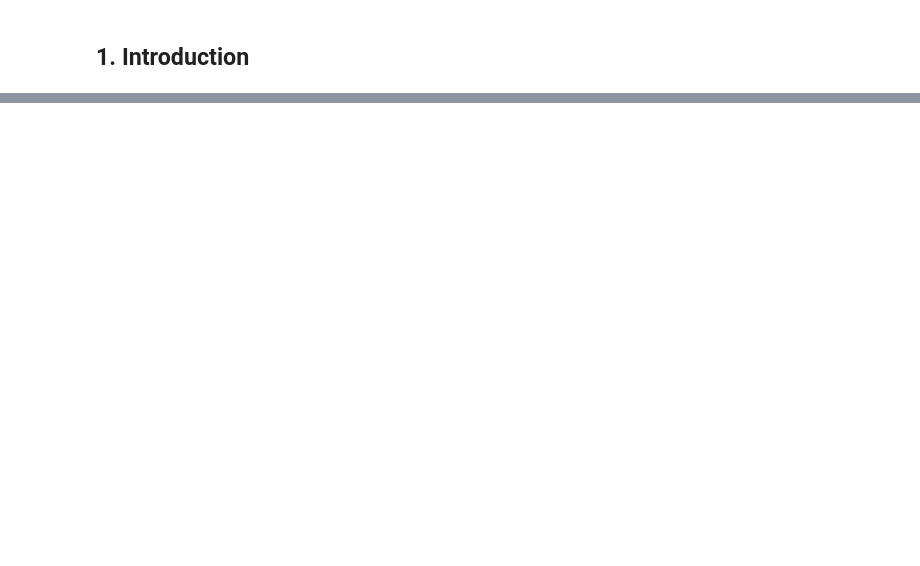
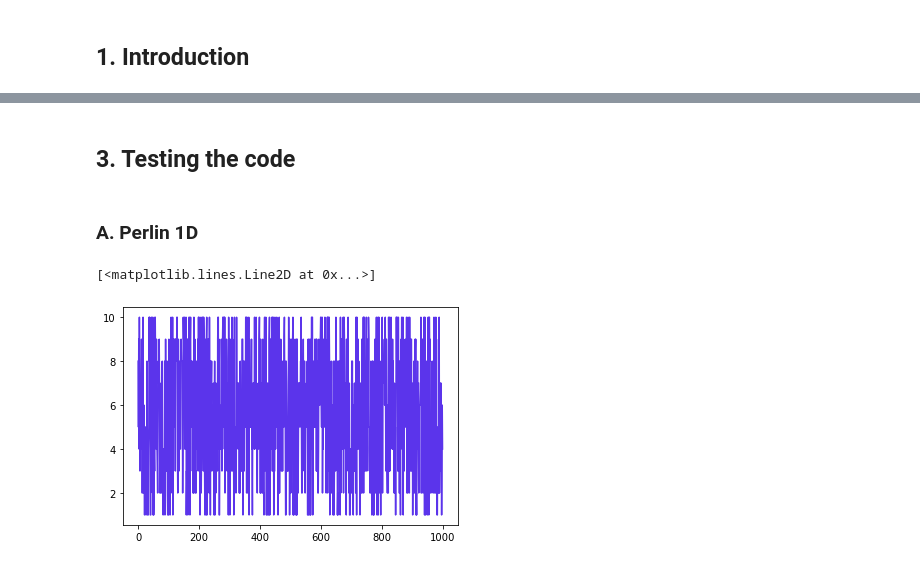
Before and after one commit to faeron8/Perlin-Noise-Research-2022, a Jupyter notebook: Perlin_noise.ipynb, the cells around one changed output, grey strips where cells are left out. Cells and saved outputs as stored; diff of their text form; code cells hidden in the pictures; blank space fills up the shorter version.

```diff
--- a/Perlin_noise.ipynb
+++ b/Perlin_noise.ipynb
@@ -65,11 +49,0 @@ random_generation(256)
-# %%
-# And now we use PerlinNoise to visualize the difference
-
-noise = PerlinNoise(octaves=8, seed=1)
-xpix, ypix = 256, 256
-plot1 = [[noise([i/xpix, j/ypix]) for j in range(xpix)] for i in range(ypix)]
-
-plt.title("Perlin Noise")
-plt.rcParams["figure.figsize"] = (15,8)
-plt.imshow(plot1, cmap='GnBu')
-plt.show()
@@ -93,0 +60,16 @@ plt.show()
+# %% [markdown]
+<a name="code"></a>
+## 3. Testing the code
+# %% [markdown]
+<a name="perlin_1d"></a>
+### A. Perlin 1D
+# %%
+#First of all let's generate and plot some random noise. The next value in the sequence is generated randomly,
+#i.e independent of the previous value.
+
+normal_rand = [random.randint(1,10) for i in range(1000)]
+plt.rcParams["figure.figsize"] = (6,4)
+plt.plot(range(1000),normal_rand, color="#5b34eb")
+# %% [output]
+[<matplotlib.lines.Line2D at 0x...>]
+[figure, added]
```
Also changed, not shown: parts of 34 cells of this notebook.
